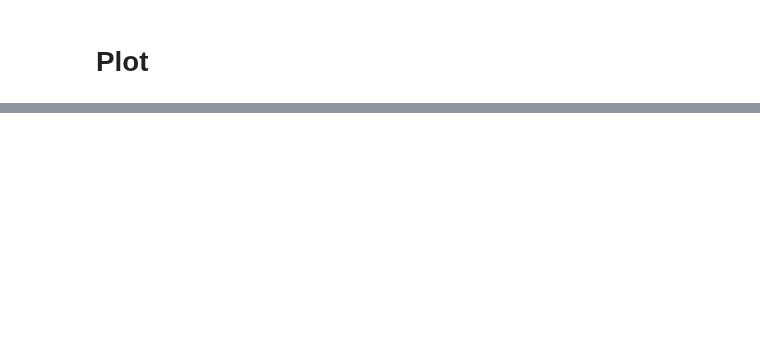
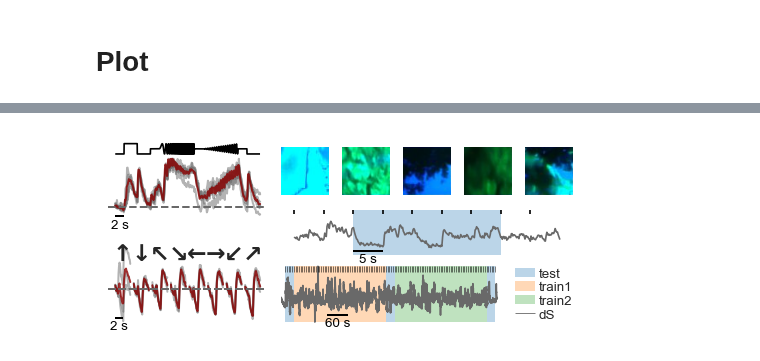
Before and after one commit to eyewire2/eyewire2-functional-analysis, a Jupyter notebook: notebooks/manuscript/Fig4.ipynb, the cells around one changed output, grey strips where cells are left out. Drawn from its saved outputs; the diff is of its cells as text; code cells hidden in the pictures; blank space fills up the shorter version.

```diff
--- a/notebooks/manuscript/Fig4.ipynb
+++ b/notebooks/manuscript/Fig4.ipynb
@@ -59,0 +55,5 @@ plt.show()
+# %%
+example_cell = {
+    'nuc_id': "720575940567697697",
+    'seg_id': "720575940559143627",
+}
@@ -60,2 +64,4 @@ plt.show()
+# %%
+row = df_merged[df_merged.nuc_id == example_cell['nuc_id']].iloc[0]
 # %% [markdown]
 # Plot
@@ -75,3 +76,0 @@ example_cell = {
-# %%
-row = df_merged[df_merged['nuc_id'] == example_cell['nuc_id']]
-skel = sk.io.load_npz(os.path.join(skel_dir, f"{example_cell['seg_id']}.npz"))
@@ -106,0 +129,73 @@ plt.savefig(os.path.join(fig_dir, 'fig4f.svg'))
+# %%
+fig, axs = plt.subplot_mosaic(
+    """
+    AEFGHI
+    ACCCCC
+    .CCCCC
+    BCCCCC
+    BDDDDD
+    """,
+    figsize=(5, 2),
+    width_ratios=(1, 0.3, 0.3, 0.3, 0.3, 0.3),
+    height_ratios=(1, 0.2, 0.2, 0.2, 1),
+)
+
+ax = axs['A']
+plot.plot_chirp(ax, row=row, stimulus_ms=chirp_stimulus)
+ax.axis('off')
+plot.plot_scale_bar(ax=ax, x0=1, y0=-0.2, size=2, text=True, unit='s', tdist=0.05, fontsize=8)
+
+ax = axs['B']
+plot.plot_bar(ax, row=row, annotate_symbols=True)
+plot.plot_scale_bar(ax=ax, x0=1, y0=-0.7, size=2, text=True, unit='s', tdist=0.05, fontsize=8)
+ax.axis('off')
+
+ax = axs['D']
+mc_trace = row.mc_trace
+mc_time = np.arange(mc_trace.size) * row.mc_trace_dt + row.mc_trace_t0
+mc_tt = row.mc_triggertimes
+mc_tt = np.append(mc_tt, mc_tt[-1] + np.median(np.diff(mc_tt)))
+mc_ylim = (mc_trace.min(), mc_trace.max())
+
+ax.axis('off')
+for test_i in [0, 59, 118]:
+    ax.fill_between(x=[mc_tt[test_i], mc_tt[test_i + 5]], y1=mc_ylim[0], y2=mc_ylim[1], color='C0', alpha=0.3, lw=0,
+                    label='test' if test_i == 0 else '_')
+
+ax.fill_between(x=[mc_tt[5], mc_tt[5 + 54]], y1=mc_ylim[0], y2=mc_ylim[1], color='C1', alpha=0.3, lw=0, label='train1')
+ax.fill_between(x=[mc_tt[59 + 5], mc_tt[59 + 54 + 5]], y1=mc_ylim[0], y2=mc_ylim[1], color='C2', alpha=0.3, lw=0,
+                label='train2')
+
+ax.plot(mc_time, mc_trace, c='dimgray', lw=1)
+ax.vlines(mc_tt, ymin=mc_ylim[1] - np.diff(mc_ylim) * 0.1, ymax=mc_ylim[1], colors='k', linestyles='-', lw=0.3,
+          label='dS')
+
+ax.legend(bbox_to_anchor=(0.8, 0.5), loc='center left', borderaxespad=0., frameon=False, handlelength=1.5,)
+plot.plot_scale_bar(ax=ax, x0=np.mean(mc_tt[:len(mc_tt) // 2]), y0=mc_ylim[0] + 3, size=60, text=True, unit='s',
+                    tdist=1, fontsize=8)
+ax.set_xlim(mc_time[0], mc_time[-1] + (mc_time[-1] - mc_time[0]) * 0.35)
+
+ax = axs['C']
+tlim_test2 = (mc_tt[59] - mc_tt[59 + 5])
+ilim = (mc_time >= mc_tt[59] - 10) & (mc_time <= mc_tt[59 + 5] + 10)
+ax.axis('off')
+ax.plot(mc_time[ilim], mc_trace[ilim], c='dimgray', lw=1)
+for test_i in [59]:
+    ax.fill_between(x=[mc_tt[test_i], mc_tt[test_i + 5]], y1=mc_ylim[0], y2=mc_ylim[1], color='C0', alpha=0.3, lw=0,
+                    label='test' if test_i == 0 else '_')
+
+ax.vlines(mc_tt[59 - 2:59 + 5 + 2], ymin=mc_ylim[1] - np.diff(mc_ylim) * 0.1, ymax=mc_ylim[1], colors='k',
+          linestyles='-', lw=1)
+plot.plot_scale_bar(ax=ax, x0=mc_tt[59] + 2.5, y0=mc_ylim[0] + 2, size=5, text=True, unit='s', tdist=1, fontsize=8)
+
+for i in range(5):
+    seq = 59 + i
+    frame = seq * 30 * 5
+    ax = axs[['E', 'F', 'G', 'H', 'I'][i]]
+    ax.set(xticks=[], yticks=[])
+    ax.imshow(mc15[frame, :, :])
+    ax.axis('off')
+
+plt.savefig(os.path.join(fig_dir, 'fig4g.svg'))
+# %% [output]
+[figure, added]
```
Also changed, not shown: parts of 26 cells of this notebook, 4 other files.
